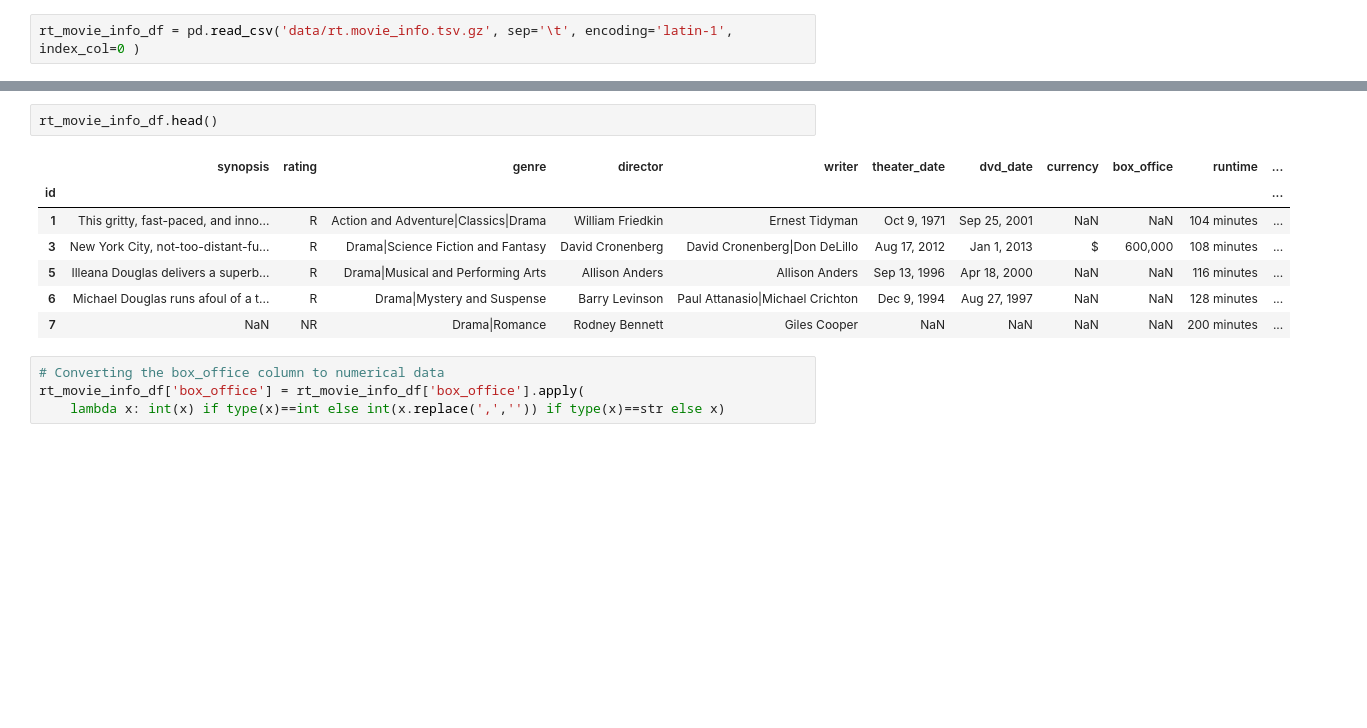
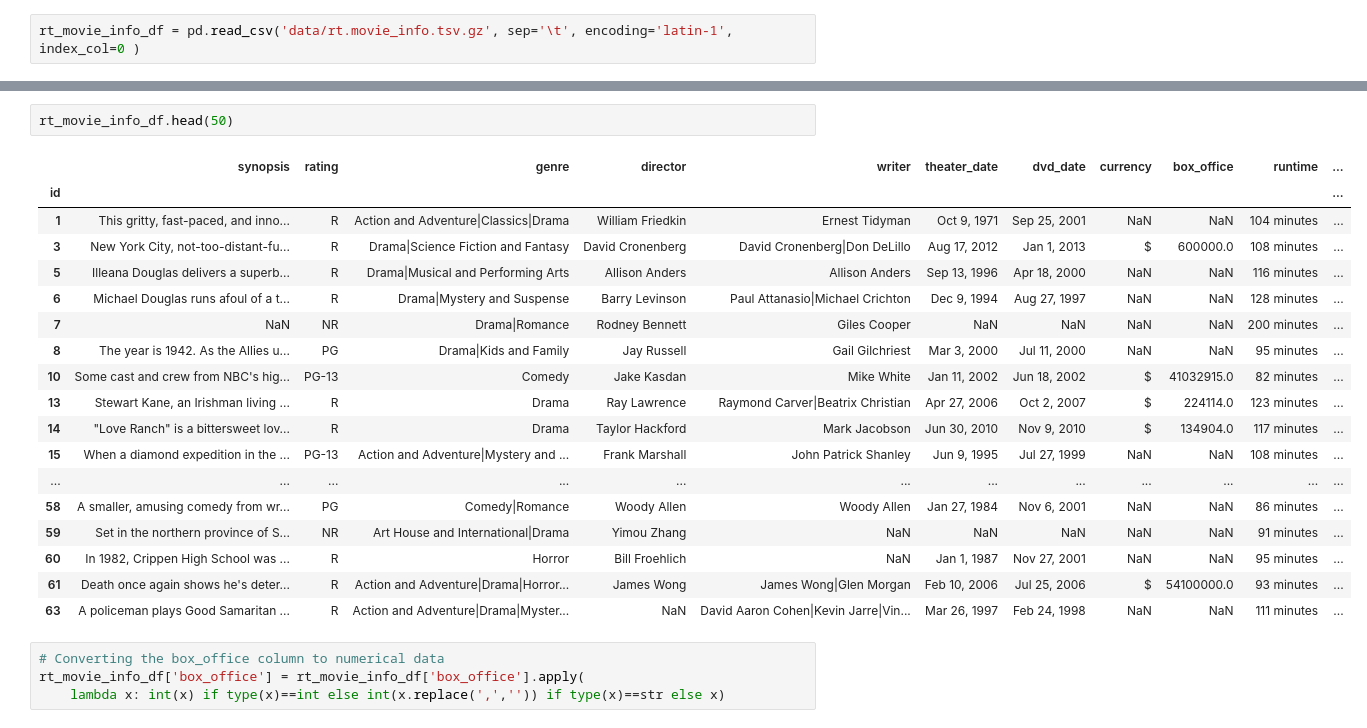
Before and after one commit to adammarianacci/Microsoft_Movie_Analysis, a Jupyter notebook: Notebook.ipynb, the cells around one changed output, grey strips where cells are left out. Drawn from its saved outputs; the diff is of its cells as text; blank space fills up the shorter version.

```diff
--- a/Notebook.ipynb
+++ b/Notebook.ipynb
@@ -344,15 +375,26 @@ Data columns (total 11 columns):
 dtypes: object(11)
 memory usage: 146.2+ KB
 # %%
-rt_movie_info_df.head()
+rt_movie_info_df.head(50)
 # %% [output]
 |  | synopsis | rating | genre | director | writer | theater_date | dvd_date | currency | box_office | runtime | ... |
 | id |  |  |  |  |  |  |  |  |  |  | ... |
 | 1 | This gritty, fast-paced, and inno... | R | Action and Adventure|Classics|Drama | William Friedkin | Ernest Tidyman | Oct 9, 1971 | Sep 25, 2001 | NaN | NaN | 104 minutes | ... |
-| 3 | New York City, not-too-distant-fu... | R | Drama|Science Fiction and Fantasy | David Cronenberg | David Cronenberg|Don DeLillo | Aug 17, 2012 | Jan 1, 2013 | $ | 600,000 | 108 minutes | ... |
+| 3 | New York City, not-too-distant-fu... | R | Drama|Science Fiction and Fantasy | David Cronenberg | David Cronenberg|Don DeLillo | Aug 17, 2012 | Jan 1, 2013 | $ | 600000.0 | 108 minutes | ... |
 | 5 | Illeana Douglas delivers a superb... | R | Drama|Musical and Performing Arts | Allison Anders | Allison Anders | Sep 13, 1996 | Apr 18, 2000 | NaN | NaN | 116 minutes | ... |
 | 6 | Michael Douglas runs afoul of a t... | R | Drama|Mystery and Suspense | Barry Levinson | Paul Attanasio|Michael Crichton | Dec 9, 1994 | Aug 27, 1997 | NaN | NaN | 128 minutes | ... |
 | 7 | NaN | NR | Drama|Romance | Rodney Bennett | Giles Cooper | NaN | NaN | NaN | NaN | 200 minutes | ... |
+| 8 | The year is 1942. As the Allies u... | PG | Drama|Kids and Family | Jay Russell | Gail Gilchriest | Mar 3, 2000 | Jul 11, 2000 | NaN | NaN | 95 minutes | ... |
+| 10 | Some cast and crew from NBC's hig... | PG-13 | Comedy | Jake Kasdan | Mike White | Jan 11, 2002 | Jun 18, 2002 | $ | 41032915.0 | 82 minutes | ... |
+| 13 | Stewart Kane, an Irishman living ... | R | Drama | Ray Lawrence | Raymond Carver|Beatrix Christian | Apr 27, 2006 | Oct 2, 2007 | $ | 224114.0 | 123 minutes | ... |
+| 14 | "Love Ranch" is a bittersweet lov... | R | Drama | Taylor Hackford | Mark Jacobson | Jun 30, 2010 | Nov 9, 2010 | $ | 134904.0 | 117 minutes | ... |
+| 15 | When a diamond expedition in the ... | PG-13 | Action and Adventure|Mystery and ... | Frank Marshall | John Patrick Shanley | Jun 9, 1995 | Jul 27, 1999 | NaN | NaN | 108 minutes | ... |
+| ... | ... | ... | ... | ... | ... | ... | ... | ... | ... | ... | ... |
+| 58 | A smaller, amusing comedy from wr... | PG | Comedy|Romance | Woody Allen | Woody Allen | Jan 27, 1984 | Nov 6, 2001 | NaN | NaN | 86 minutes | ... |
+| 59 | Set in the northern province of S... | NR | Art House and International|Drama | Yimou Zhang | NaN | NaN | NaN | NaN | NaN | 91 minutes | ... |
+| 60 | In 1982, Crippen High School was ... | R | Horror | Bill Froehlich | NaN | Jan 1, 1987 | Nov 27, 2001 | NaN | NaN | 95 minutes | ... |
+| 61 | Death once again shows he's deter... | R | Action and Adventure|Drama|Horror... | James Wong | James Wong|Glen Morgan | Feb 10, 2006 | Jul 25, 2006 | $ | 54100000.0 | 93 minutes | ... |
+| 63 | A policeman plays Good Samaritan ... | R | Action and Adventure|Drama|Myster... | NaN | David Aaron Cohen|Kevin Jarre|Vin... | Mar 26, 1997 | Feb 24, 1998 | NaN | NaN | 111 minutes | ... |
 # %%
 # Converting the box_office column to numerical data
 rt_movie_info_df['box_office'] = rt_movie_info_df['box_office'].apply(
```
Also changed, not shown: parts of 32 cells of this notebook.
